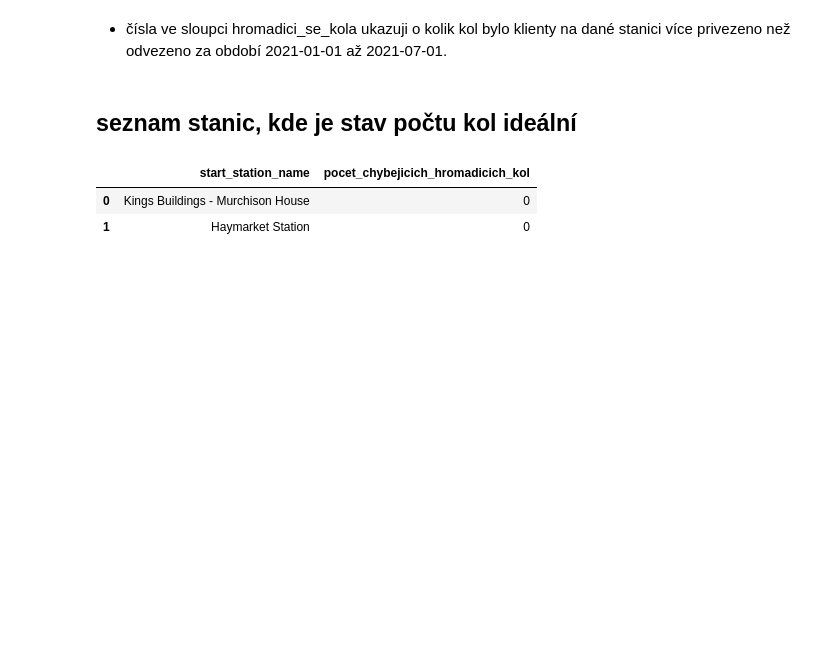
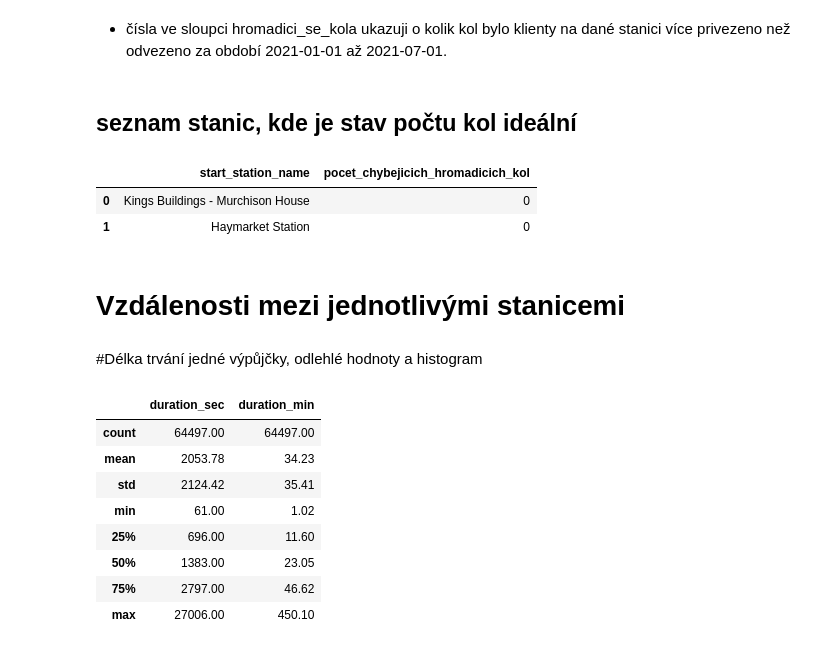
Before and after one commit to Krocan777/Python_projekt_Edinburgh, a Jupyter notebook: Python_Projekt.ipynb, the cells around one changed output. Cells and saved outputs as stored; diff of their text form; code cells hidden in the pictures; blank space fills up the shorter version.

```diff
--- a/Python_Projekt.ipynb
+++ b/Python_Projekt.ipynb
@@ -223,3 +213,20 @@ stanice_kola_chybi.head()
 |  | start_station_name | pocet_chybejicich_hromadicich_kol |
 | 0 | Kings Buildings - Murchison House | 0 |
 | 1 | Haymarket Station | 0 |
+# %% [markdown]
+# Vzdálenosti mezi jednotlivými stanicemi
+# %% [markdown]
+#Délka trvání jedné výpůjčky, odlehlé hodnoty a histogram
+# %%
+delka_trvani = eb_df.query("started_at > '2021-01-01'")[['duration', 'started_at','ended_at']]
+delka_trvani.rename(columns={'duration': 'duration_sec'}).assign(duration_min = round(delka_trvani['duration'] / 60, 2)).describe().round(2)
+# %% [output]
+|  | duration_sec | duration_min |
+| count | 64497.00 | 64497.00 |
+| mean | 2053.78 | 34.23 |
+| std | 2124.42 | 35.41 |
+| min | 61.00 | 1.02 |
+| 25% | 696.00 | 11.60 |
+| 50% | 1383.00 | 23.05 |
+| 75% | 2797.00 | 46.62 |
+| max | 27006.00 | 450.10 |
```
Also changed, not shown: parts of 8 cells of this notebook.
